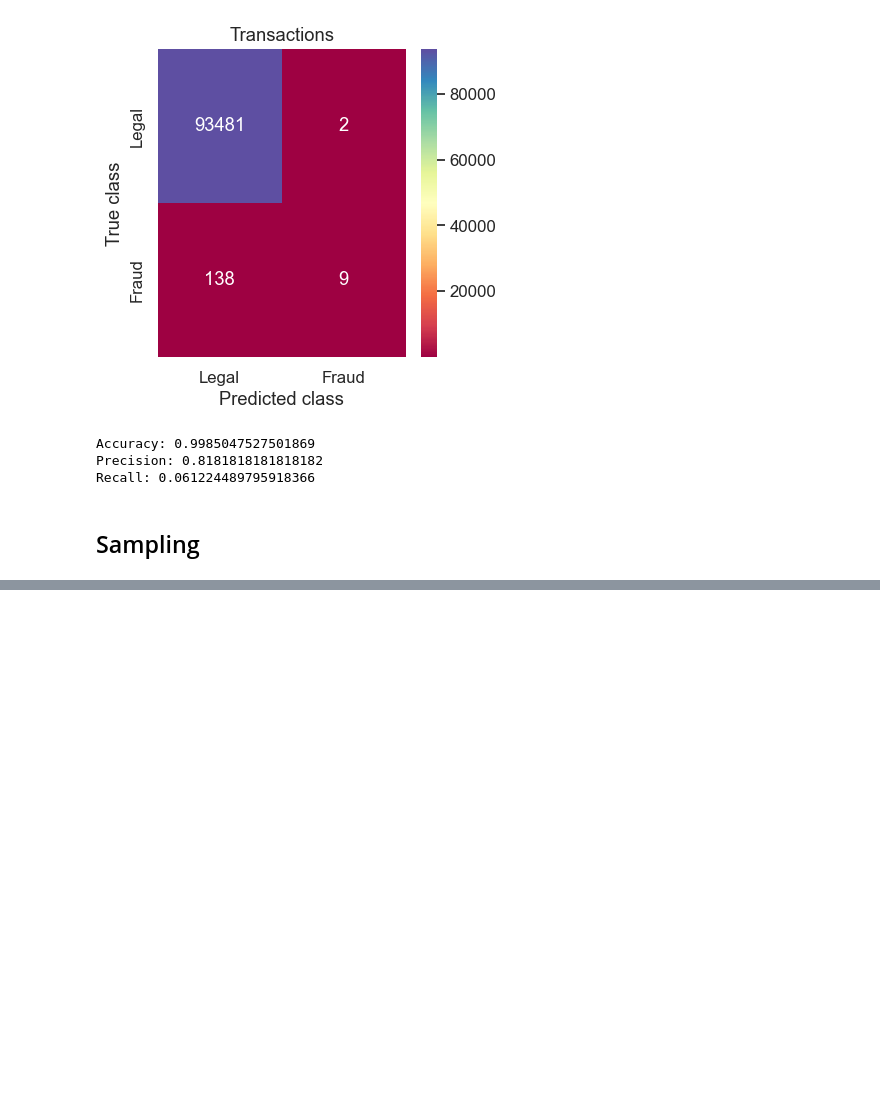
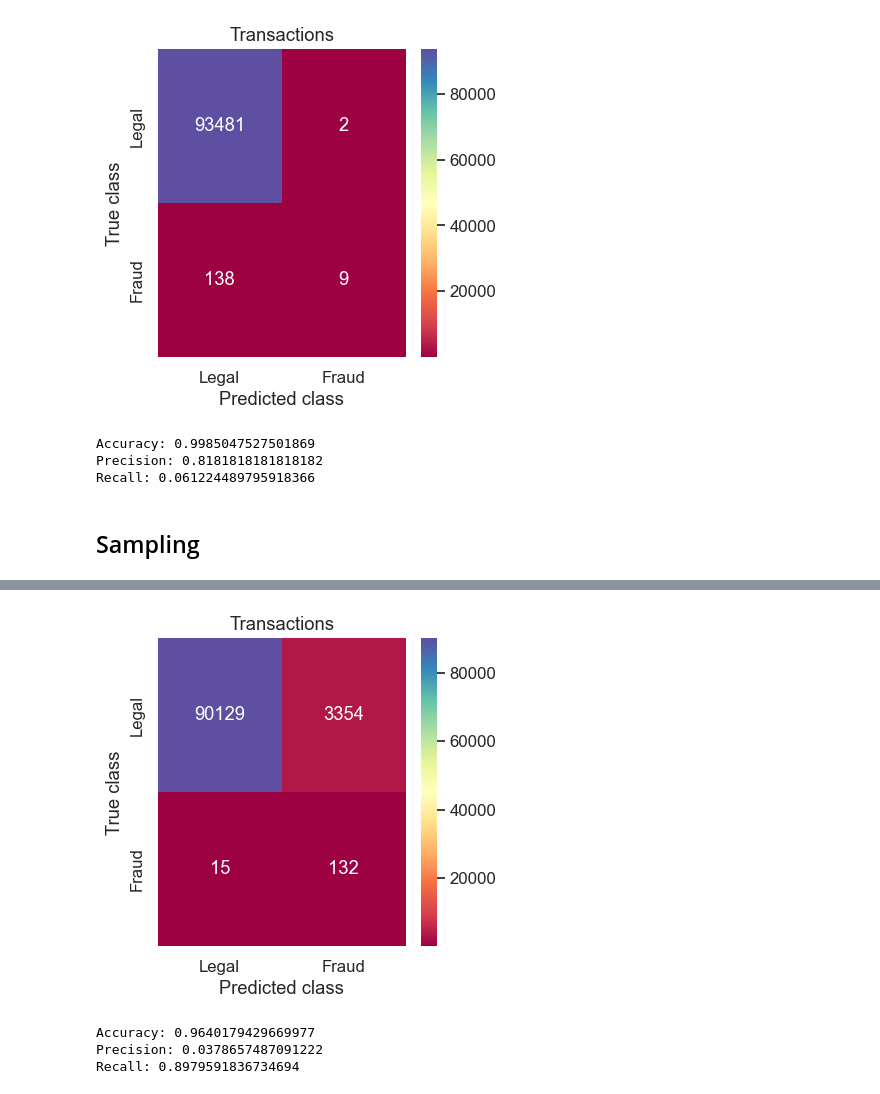
Before and after one commit to MlekoZjad/ML_2024, a Jupyter notebook: Credit fraud.ipynb, the cells around one changed output, grey strips where cells are left out. Saved outputs shown, nothing was run; the diff lists cells and outputs as text; code cells hidden in the pictures; blank space fills up the shorter version.

```diff
--- a/Credit fraud.ipynb
+++ b/Credit fraud.ipynb
@@ -166,0 +230,30 @@ Recall: 0.3945578231292517
+# %%
+weights = {0:1.0, 1:1.0}
+
+lr = LogisticRegression(solver = 'lbfgs', class_weight = 'balanced' , random_state = 1)
+
+lr.fit(X_train, y_train)
+
+
+Y_pred = lr.predict(X_test)
+cm_lr = confusion_matrix(y_test, Y_pred)
+
+LABELS = ['Legal', 'Fraud']
+plt.figure(figsize=(4, 4))
+sns.set(font_scale=1.1)
+sns.heatmap(cm_lr, xticklabels=LABELS, cmap = 'Spectral', yticklabels=LABELS, annot=True, fmt='d')
+plt.title('Transactions')
+plt.ylabel('True class')
+plt.xlabel('Predicted class')
+plt.show()
+
+accuracy = accuracy_score(y_test, Y_pred)
+precision = precision_score(y_test, Y_pred)
+recall = recall_score(y_test, Y_pred)
+
+print(f'Accuracy: {accuracy}\nPrecision: {precision}\nRecall: {recall}')
+# %% [output]
+[figure, added]
+Accuracy: 0.9640179429669977
+Precision: 0.0378657487091222
+Recall: 0.8979591836734694
```
Also changed, not shown: parts of 10 cells of this notebook.
